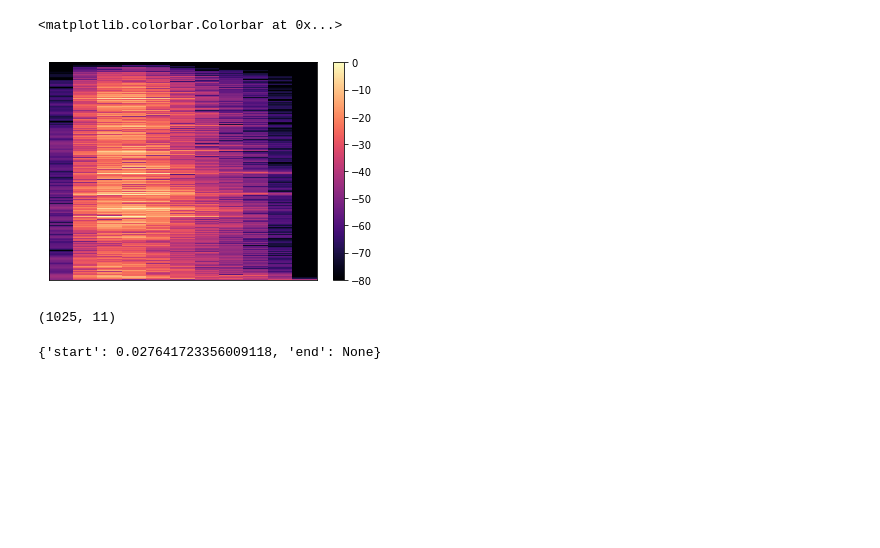
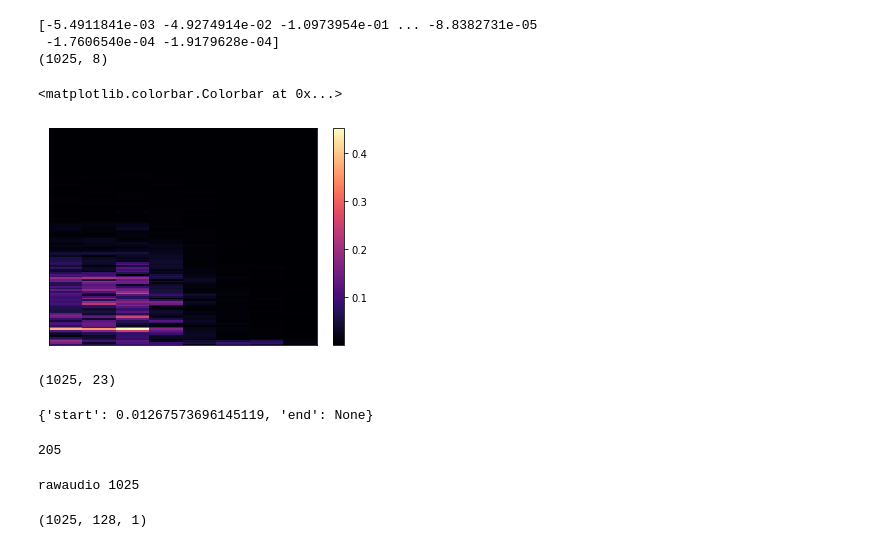
Before and after one commit to cid2rrrr/Drum_Classficiation, a Jupyter notebook: imsi.ipynb, the cells around one changed output. Cells and saved outputs as stored; diff of their text form; code cells hidden in the pictures; blank space fills up the shorter version.

```diff
--- a/imsi.ipynb
+++ b/imsi.ipynb
@@ -1,32 +11,57 @@
+# %%
+DEFAULT_SR = 22050
 # %%
 import librosa
 import librosa.display
 
 import numpy as np
 import matplotlib.pyplot as plt
 
 # from past.utils import old_div
 
-y, sr = librosa.load("D:\Drum\HiHat\hat 2 SMOKE.wav")
+#y, sr = librosa.load("D:\Drum\HiHat\hat 2 SMOKE.wav")
 #y, sr = librosa.load("D:\Drum\HiHat\!Hat 39.wav")
+y, sr = librosa.load('/Users/cooky/HDD/Drum/Dilla Drums/!Snare 180.wav')
+#y, sr = librosa.load('/Users/cooky/HDD/Drum/illmind blap kit 7/KICK_FUELO.wav')
+
+#print(y.shape)
 
 yt, index = librosa.effects.trim(y=y, top_db=30)
 
+
+
 yt = librosa.util.normalize(yt)
 
+print(yt)
+
 D = librosa.stft(yt)  # STFT of y
+
+# print(D.shape)
+
+mel = librosa.feature.melspectrogram(
+        S=D, sr=DEFAULT_SR,
+        hop_length=1024, n_mels=128)
+
+
 S_db = librosa.amplitude_to_db(np.abs(D), ref=np.max)
 
+#resized_S_db = resize_axis(S_db)
+
+print(S_db.shape)
+
 plt.figure()
-librosa.display.specshow(S_db)
+librosa.display.specshow(mel)
 plt.colorbar()
 # %% [output]
-<matplotlib.colorbar.Colorbar at 0x...>
+[-5.4911841e-03 -4.9274914e-02 -1.0973954e-01 ... -8.8382731e-05
+ -1.7606540e-04 -1.9179628e-04]
+(1025, 8)
+<matplotlib.colorbar.Colorbar at 0x...>
-[figure, old version]
+[figure, new version]
 # %%
 S_db.shape
 # %% [output]
-(1025, 11)
+(1025, 23)
 # %%
 def trim(raw_audio, sr):
     '''
@@ -57,4 +92,4 @@ def trim(raw_audio, sr):
 # %%
 trim(y, sr)
 # %% [output]
-{'start': 0.027641723356009118, 'end': None}
+{'start': 0.01267573696145119, 'end': None}
@@ -68,3 +107,15 @@ def _extract_cnn_input(raw_audio):
     # Truncate number of frames stored
     m = min(CNN_INPUT_SIZE[1], mel_spec.shape[1])
     return mel_spec[:, 0:m]
+# %%
+1025//5
+# %% [output]
+205
+# %%
+a = extract_cnn_input(S_db)
+# %% [output]
+rawaudio 1025
+# %%
+a.shape
+# %% [output]
+(1025, 128, 1)
```
Also changed, not shown: parts of 17 cells of this notebook, 1 other file.
